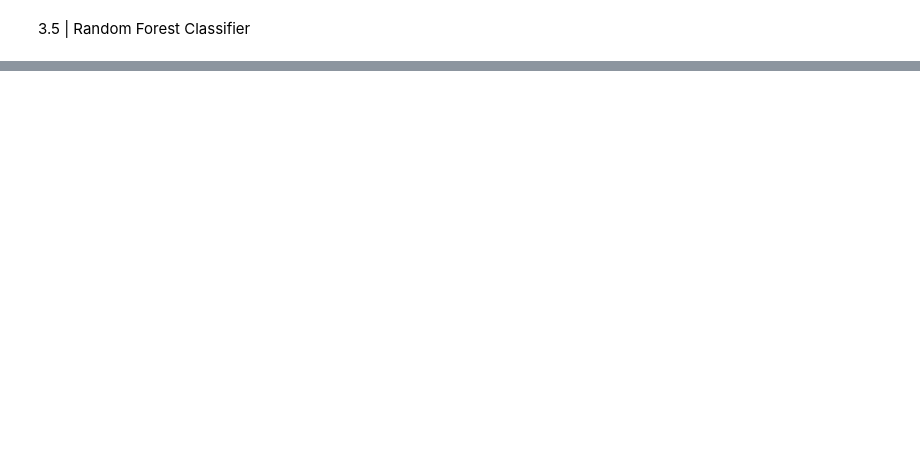
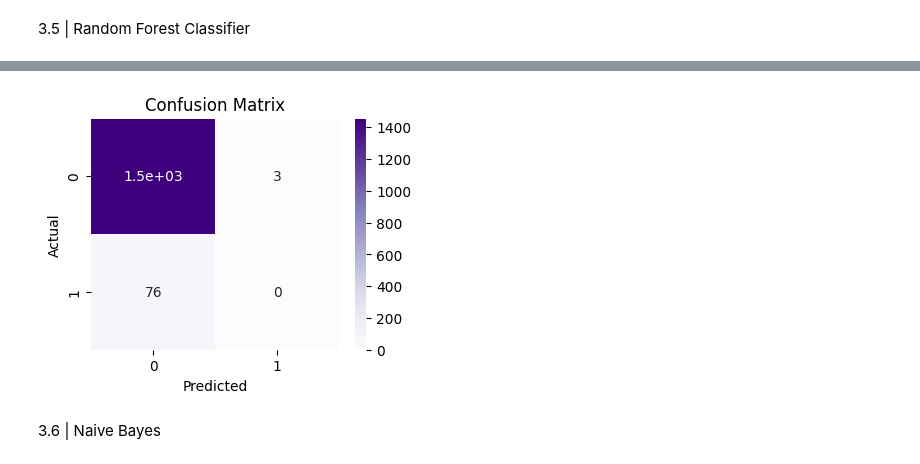
Before and after one commit to chalana-b/Stroke-Prediction, a Jupyter notebook: predictions.ipynb, the cells around one changed output, grey strips where cells are left out. Cells and saved outputs as stored; diff of their text form; code cells hidden in the pictures; blank space fills up the shorter version.

Commit message:
Random Forest & Naive Bayes

```diff
--- a/predictions.ipynb
+++ b/predictions.ipynb
@@ -316,2 +315,11 @@ plt.show()
 # %% [markdown]
 3.5 | Random Forest Classifier
+# %%
+from sklearn.ensemble import RandomForestClassifier
+rf_classifier=RandomForestClassifier(n_estimators=300, criterion="gini")
+rf_classifier.fit(X_train,y_train)
+y_pred_rf = rf_classifier.predict(X_test)
+from sklearn.metrics import confusion_matrix,classification_report,accuracy_score
+print(confusion_matrix(y_test,y_pred_rf))
+print(accuracy_score(y_test,y_pred_rf))
+print(classification_report(y_test,y_pred_rf))
@@ -317,0 +338,11 @@ plt.show()
+# %%
+plt.figure(figsize=(4, 3))
+sns.heatmap(confusion_matrix(y_test, y_pred_rf), annot=True, cmap='Purples')
+plt.title('Confusion Matrix')
+plt.xlabel('Predicted')
+plt.ylabel('Actual')
+plt.show()
+# %% [output]
+[figure, added]
+# %% [markdown]
+3.6 | Naive Bayes
```
Also changed, not shown: parts of 6 cells of this notebook.
